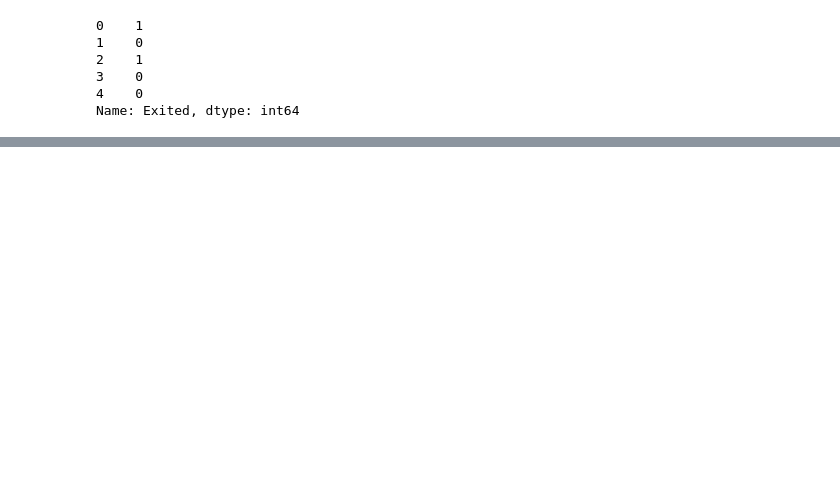
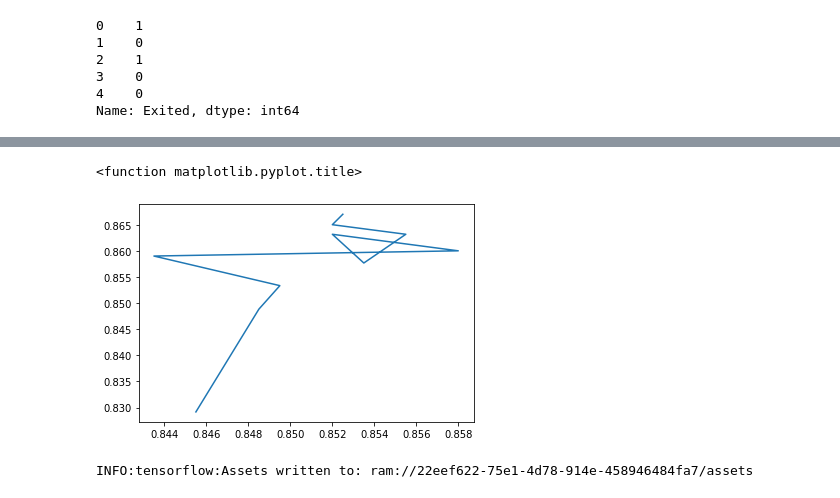
Before and after one commit to abhi-11nav/Churn-Model, a Jupyter notebook: Churn_Model.ipynb, the cells around one changed output, grey strips where cells are left out. Saved outputs shown, nothing was run; the diff lists cells and outputs as text; code cells hidden in the pictures; blank space fills up the shorter version.

```diff
--- a/Churn_Model.ipynb
+++ b/Churn_Model.ipynb
@@ -238,0 +297,6 @@ Name: Exited, dtype: int64
+# %%
+plt.plot(history.history["val_accuracy"],history.history["accuracy"])
+plt.title
+# %% [output]
+<function matplotlib.pyplot.title>
+[figure, added]
@@ -238,0 +305,6 @@ Name: Exited, dtype: int64
+# %%
+file = open("model.pkl","wb")
+
+pickle.dump(model,file)
+# %% [output]
+INFO:tensorflow:Assets written to: ram://22eef622-75e1-4d78-914e-458946484fa7/assets
```
Also changed, not shown: parts of 7 cells of this notebook.
